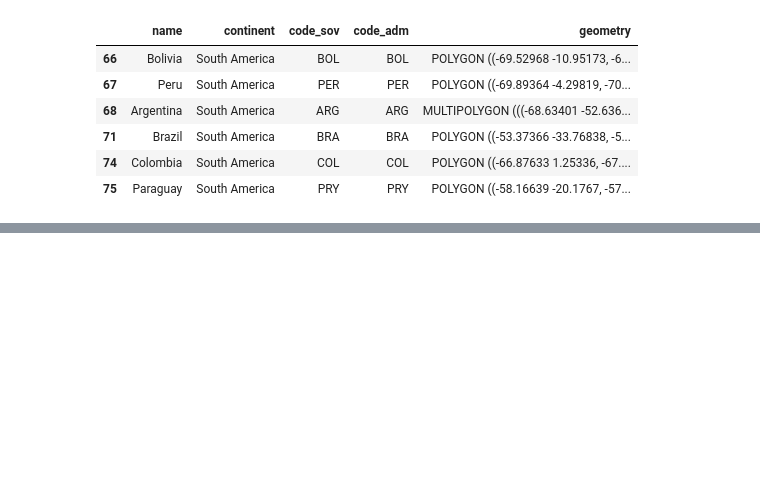
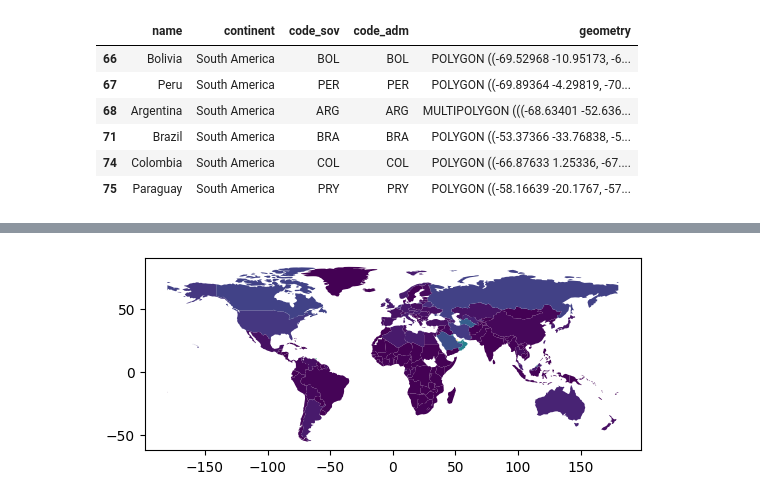
Before and after one commit to tdoan123/data-learning-journey, a Jupyter notebook: Python/MatplotlibJourney/map.ipynb, the cells around one changed output, grey strips where cells are left out. Saved outputs shown, nothing was run; the diff lists cells and outputs as text; code cells hidden in the pictures; blank space fills up the shorter version.

```diff
--- a/Python/MatplotlibJourney/map.ipynb
+++ b/Python/MatplotlibJourney/map.ipynb
@@ -200,0 +322,9 @@ south_america
+# %%
+fig, ax = plt.subplots()
+world_map.plot(
+    column='Gas',
+    ax = ax
+)
+plt.show()
+# %% [output]
+[figure, added]
```
Also changed, not shown: parts of 15 cells of this notebook.
